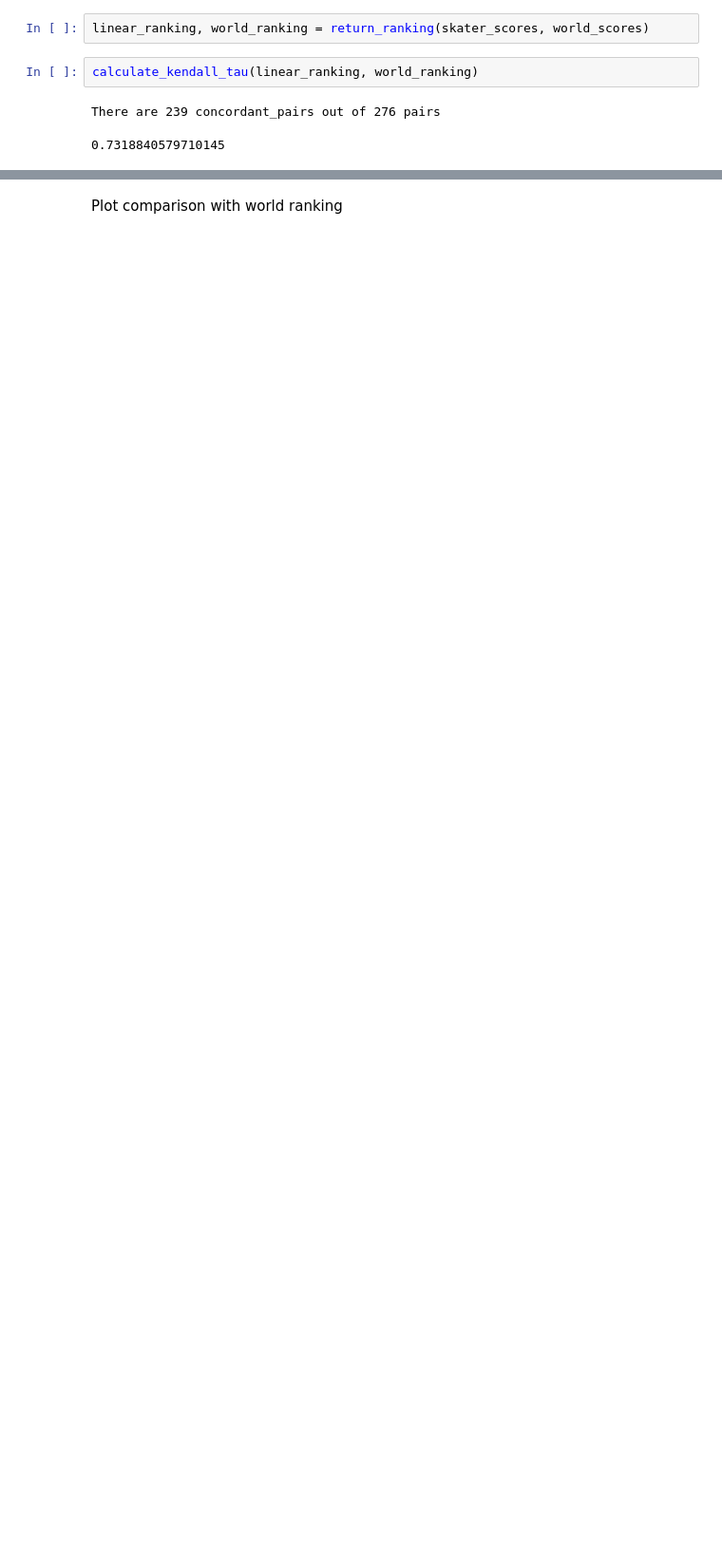
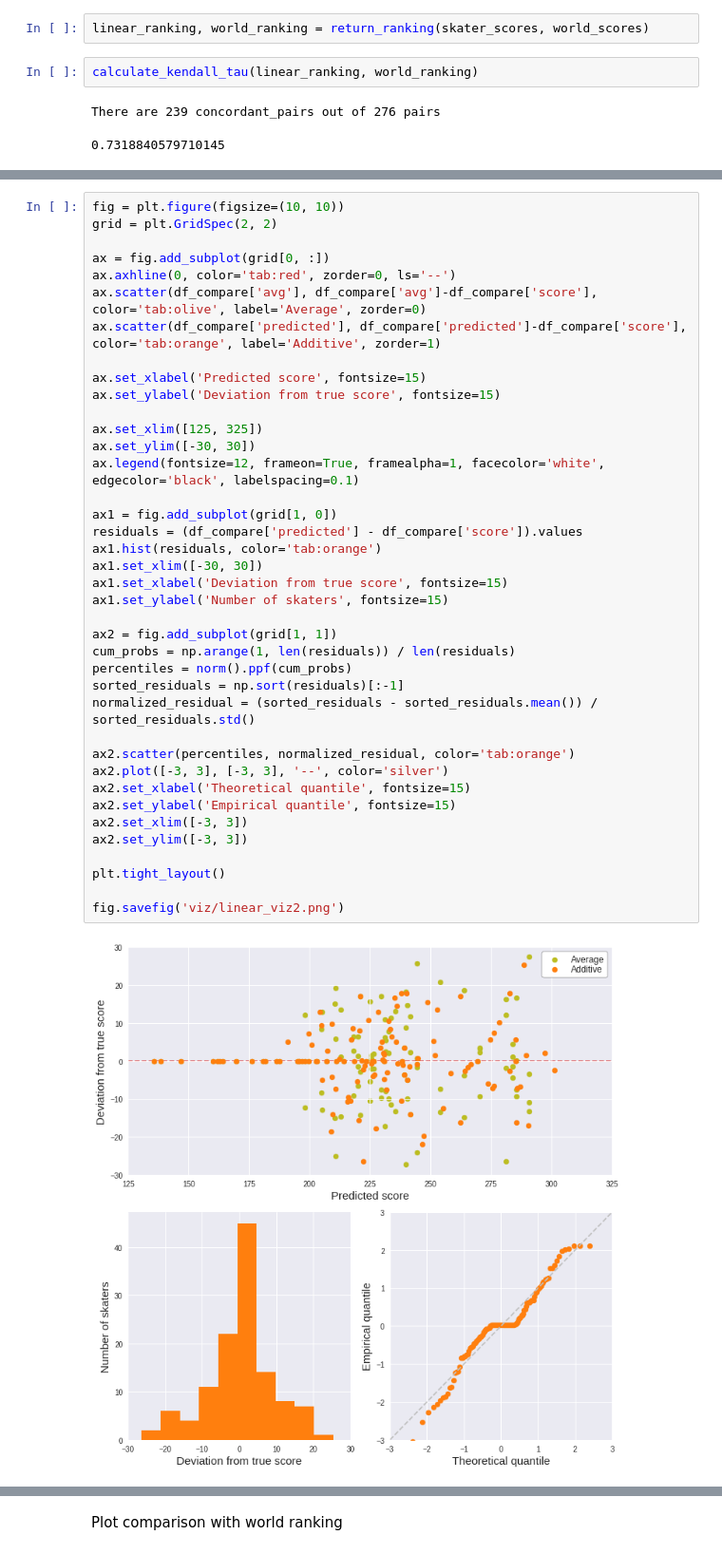
Before and after one commit to khanhnguyendata/skate_predict, a Jupyter notebook: analysis.ipynb, the cells around one changed output, grey strips where cells are left out. Shown at 95% size. Cells and saved outputs as stored; diff of their text form; blank space fills up the shorter version.

Commit message:
Finish additive and first part of multiplicative

```diff
--- a/analysis.ipynb
+++ b/analysis.ipynb
@@ -421,0 +502,41 @@ There are 239 concordant_pairs out of 276 pairs
+# %%
+fig = plt.figure(figsize=(10, 10))
+grid = plt.GridSpec(2, 2)
+
+ax = fig.add_subplot(grid[0, :])
+ax.axhline(0, color='tab:red', zorder=0, ls='--')
+ax.scatter(df_compare['avg'], df_compare['avg']-df_compare['score'], color='tab:olive', label='Average', zorder=0)
+ax.scatter(df_compare['predicted'], df_compare['predicted']-df_compare['score'], color='tab:orange', label='Additive', zorder=1)
+
+ax.set_xlabel('Predicted score', fontsize=15)
+ax.set_ylabel('Deviation from true score', fontsize=15)
+
+ax.set_xlim([125, 325])
+ax.set_ylim([-30, 30])
+ax.legend(fontsize=12, frameon=True, framealpha=1, facecolor='white', edgecolor='black', labelspacing=0.1)
+
+ax1 = fig.add_subplot(grid[1, 0])
+residuals = (df_compare['predicted'] - df_compare['score']).values
+ax1.hist(residuals, color='tab:orange')
+ax1.set_xlim([-30, 30])
+ax1.set_xlabel('Deviation from true score', fontsize=15)
+ax1.set_ylabel('Number of skaters', fontsize=15)
+
+ax2 = fig.add_subplot(grid[1, 1])
+cum_probs = np.arange(1, len(residuals)) / len(residuals)
+percentiles = norm().ppf(cum_probs)
+sorted_residuals = np.sort(residuals)[:-1]
+normalized_residual = (sorted_residuals - sorted_residuals.mean()) / sorted_residuals.std()
+
+ax2.scatter(percentiles, normalized_residual, color='tab:orange')
+ax2.plot([-3, 3], [-3, 3], '--', color='silver')
+ax2.set_xlabel('Theoretical quantile', fontsize=15)
+ax2.set_ylabel('Empirical quantile', fontsize=15)
+ax2.set_xlim([-3, 3])
+ax2.set_ylim([-3, 3])
+
+plt.tight_layout()
+
+fig.savefig('viz/linear_viz2.png')
+# %% [output]
+[figure, added]
```
Also changed, not shown: parts of 37 cells of this notebook.
